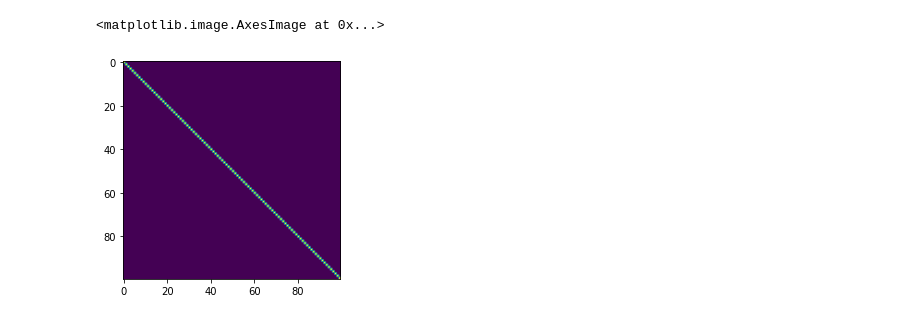
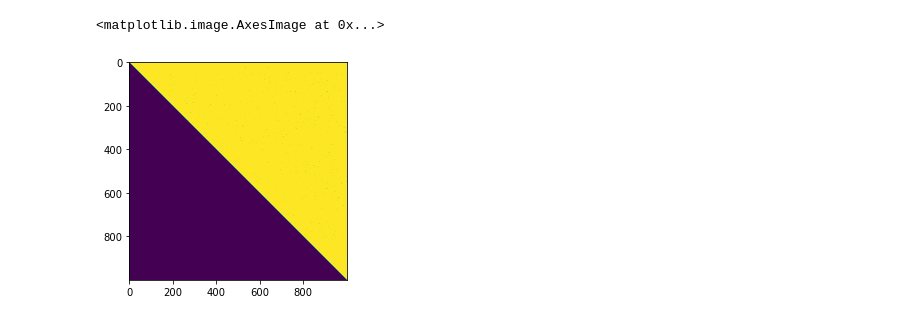
Before and after one commit to dgrin1/p304_2020_examples, a Jupyter notebook: qr.ipynb, the cells around one changed output. Saved outputs shown, nothing was run; the diff lists cells and outputs as text; code cells hidden in the pictures.

```diff
--- a/qr.ipynb
+++ b/qr.ipynb
@@ -4,17 +4,17 @@ import numpy as np
 from numpy.linalg import qr
 # unshift QR algorithm:
 #using PyPlot
-array = np.random.randint(10, size=(100, 100))
+array = np.random.randint(10, size=(1000, 1000))
 symm=np.matmul(array,array.T)
 #A = rand(100,100);
 A=array
-for k in range(100):
+for k in range(1):
     (Q,R)=qr(A)
     A=R*Q
 
 #spy(abs(A).>1e-4)
 # %%
-plt.imshow(abs(A)>1.e-4)
+plt.imshow(abs(A)>1.e-4,vmin=0.3,vmax=0.97)
 # %% [output]
 <matplotlib.image.AxesImage at 0x...>
-[figure, old version]
+[figure, new version]
```
Also changed, not shown: 4 other files.
